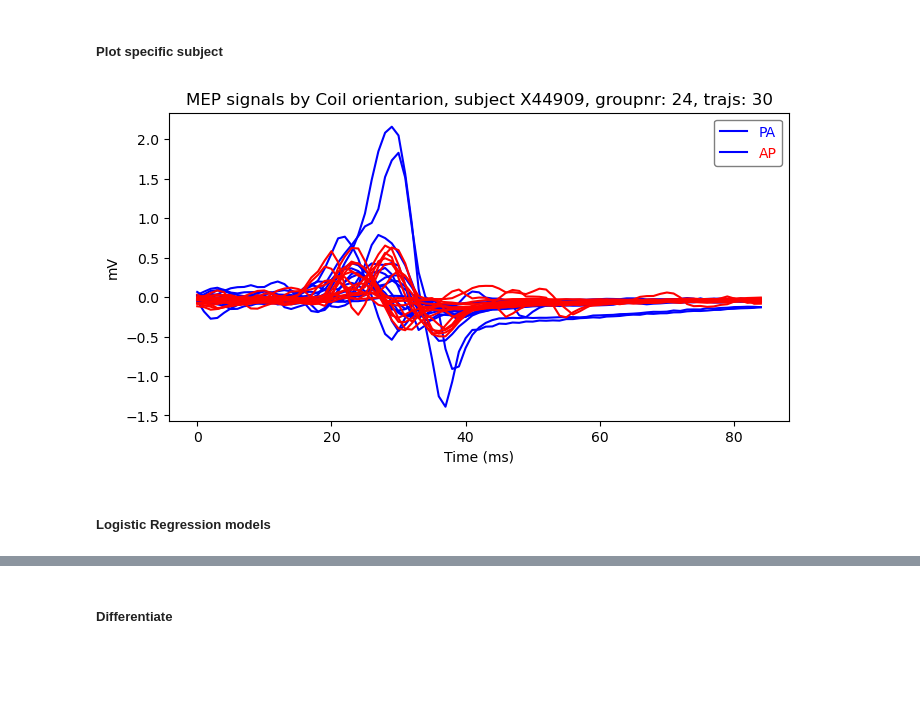
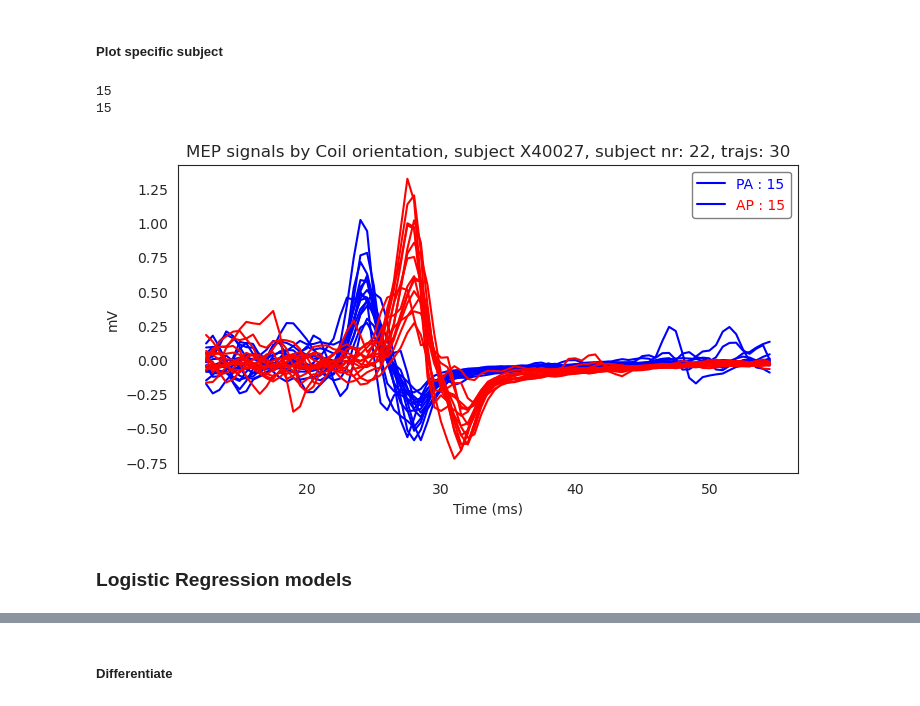
Before and after one commit to johannefranck/MEP, a Jupyter notebook: main_A.ipynb, the cells around one changed output, grey strips where cells are left out. Saved outputs shown, nothing was run; the diff lists cells and outputs as text; code cells hidden in the pictures; blank space fills up the shorter version.

```diff
--- a/main_A.ipynb
+++ b/main_A.ipynb
@@ -22,5 +25,7 @@ X, y, groups, list_subjects = data.get_all_data(filelist)
 # %%
 path = "/mnt/projects/USS_MEP/COIL_ORIENTATION/X06188_coil_orient.mat"
+path = "/mnt/projects/USS_MEP/COIL_ORIENTATION/X51231_CoilOrientation.mat" #bliver meget spids
+#path = "/mnt/projects/USS_MEP/COIL_ORIENTATION/X05398_coil_orient.mat" #bliver hakket ved downsampling
 #path = "/mnt/projects/USS_MEP/COIL_ORIENTATION/sub-X36523_ses-1_task-coilorientation_emg.mat"
 #path = "/mnt/projects/USS_MEP/COIL_ORIENTATION/sub-X86768_ses-1_task-coilorientation_run001_emg.mat"
 data1 = read_mat(path)
@@ -46,7 +51,6 @@ plt.show()
 
 # Downsample
 if len(X_raw)==20000:
-    print("hi")
     downsampled_X_raw = []
     for i in range(len(X_raw[0])):
         downsampled_X_raw.append(data.downsample(np.transpose(X_raw)[i], 8000).tolist())
@@ -116,13 +119,15 @@ plt.plot(X_norm[:,2])
 # %%
 # Plot Specific groups
 #plot_groups(X, groups, list_subjects=list_subjects, specifics = [5,18,19,31,32])
 
 # Plot all subjects by coil orientations, PA and AP
 #plot_coil(X,y, list_subjects, groups, mean = False, subject = None)
 
-subject = 24 # set specific subject
+subject = 22 # set specific subject
 plot_functions.plot_subject_coil(X,y,list_subjects,groups,mean=False,subject=subject)
 # %% [output]
+15
+15
-[figure, old version]
+[figure, new version]
 # %% [markdown]
-##### Logistic Regression models
+### Logistic Regression models
```
Also changed, not shown: parts of 10 cells of this notebook, 15 other files.
